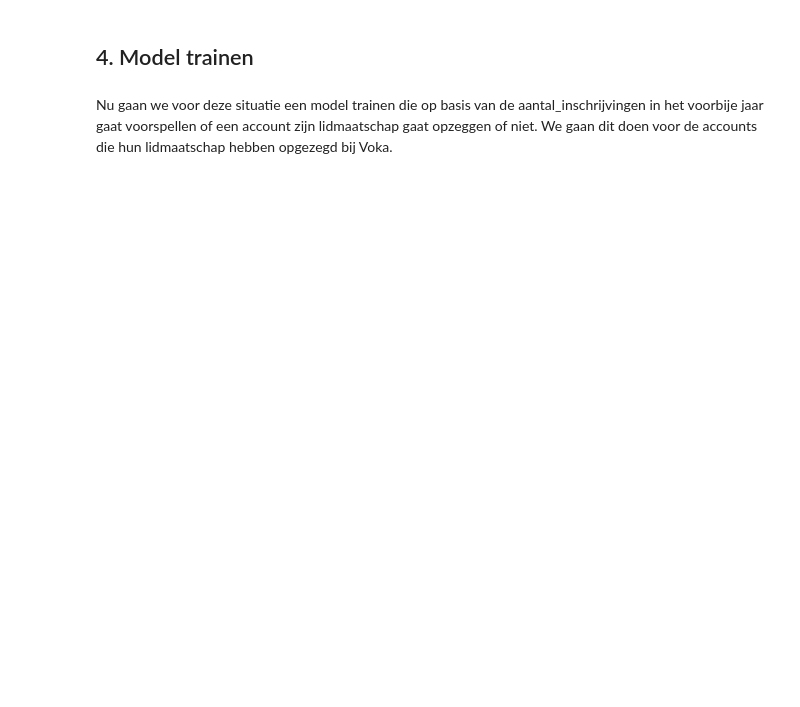
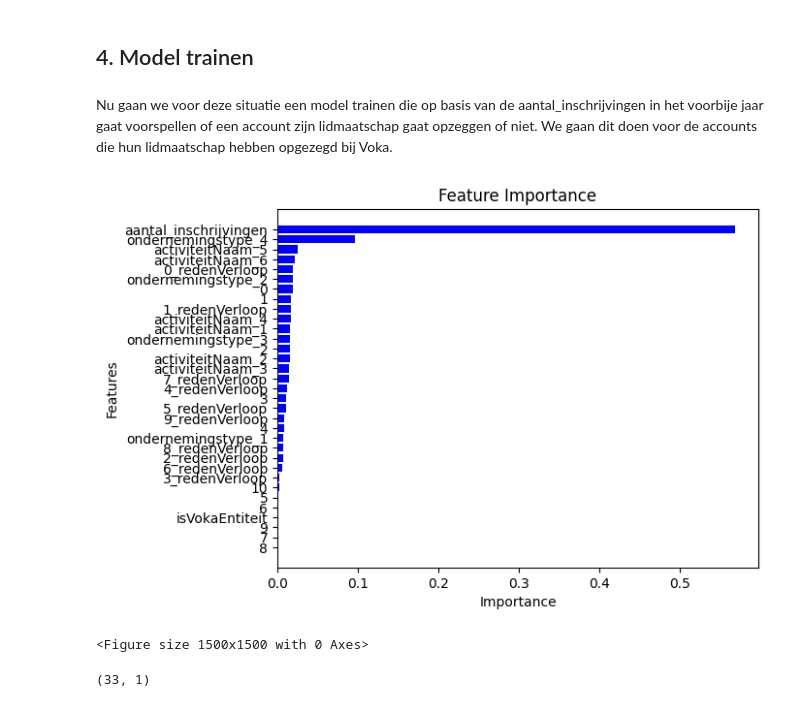
Before and after one commit to Floris-Buyse-FB/Data-Engineering-Project-2, a Jupyter notebook: scripts/AccountLidmaatschapOpzeg.ipynb, the cells around one changed output. Cells and saved outputs as stored; diff of their text form; code cells hidden in the pictures; blank space fills up the shorter version.

```diff
--- a/scripts/AccountLidmaatschapOpzeg.ipynb
+++ b/scripts/AccountLidmaatschapOpzeg.ipynb
@@ -570,0 +616,12 @@ df.head()
+# %%
+df.drop('lidmaatschapID', axis=1, inplace=True)
+df.drop('plaats', axis=1, inplace=True)
+# %%
+#kopieer kolommen accountID, startDatum, opzegDatum naar nieuwe dataframe
+df_hulp = df[['accountID', 'startDatum', 'opzegDatum']]
+
+#drop deze uit vorige df
+df.drop('accountID', axis=1, inplace=True)
+df.drop('startDatum', axis=1, inplace=True)
+df.drop('opzegDatum', axis=1, inplace=True)
+df.drop('voorbije_jaar', axis=1, inplace=True)
@@ -570,0 +648,3 @@ df.head()
+# %%
+#alle floats uit df omzetten naar int
+df = df.astype(int)
@@ -581,3 +681,30 @@ Nu gaan we voor deze situatie een model trainen die op basis van de aantal_insch
 #opsplitsen in X en y
 X = df.drop('lidmaatschap_actief', axis=1)
 y = df['lidmaatschap_actief']
+# %%
+# Make sure its strings
+X.columns = X.columns.astype(str)
+
+# Checking feature importance
+forest_clf = RandomForestClassifier(random_state=42, n_estimators=500, n_jobs=-1)
+forest_clf.fit(X, y)  # Assuming y is a Pandas Series or a NumPy array
+
+importances = forest_clf.feature_importances_
+featureNames = X.columns
+
+features = pd.DataFrame({'feature': featureNames, 'importance': importances})
+features.sort_values(by=['importance'], ascending=True, inplace=True)
+features.set_index('feature', inplace=True)
+
+plt.barh(features.index, features['importance'], color='b')
+plt.xlabel('Importance')
+plt.ylabel('Features')
+plt.title('Feature Importance')
+plt.figure(figsize=(15, 15))
+plt.show()
+
+features.shape
+# %% [output]
+[figure, added]
+<Figure size 1500x1500 with 0 Axes>
+(33, 1)
```
Also changed, not shown: parts of 53 cells of this notebook, 3 other files.
